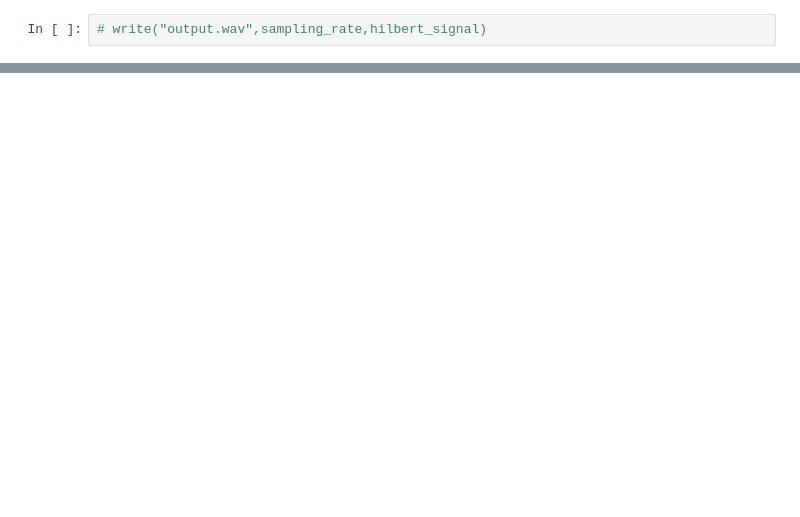
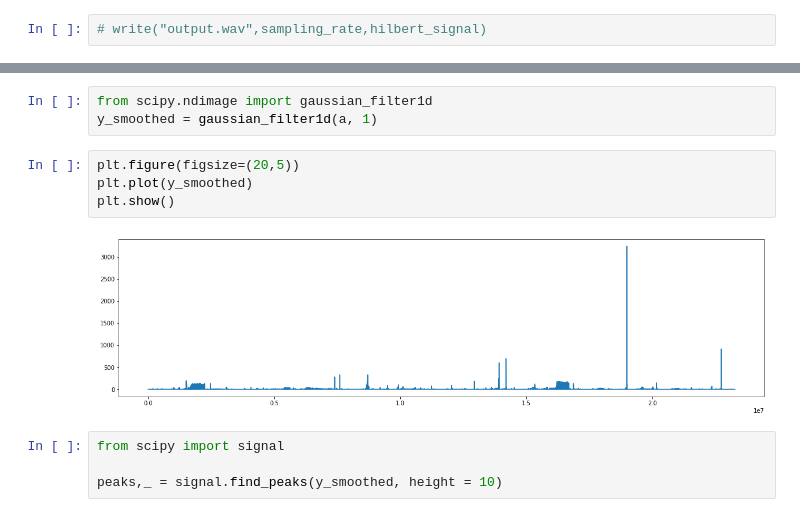
Before and after one commit to james-bole-pan/Xenopus_signal_processing, a Jupyter notebook: Wave_Envelope.ipynb, the cells around one changed output, grey strips where cells are left out. Drawn from its saved outputs; the diff is of its cells as text; blank space fills up the shorter version.

```diff
--- a/Wave_Envelope.ipynb
+++ b/Wave_Envelope.ipynb
@@ -87,0 +100,13 @@ array([0, 1])
+# %%
+from scipy.ndimage import gaussian_filter1d
+y_smoothed = gaussian_filter1d(a, 1)
+# %%
+plt.figure(figsize=(20,5))
+plt.plot(y_smoothed)
+plt.show()
+# %% [output]
+[figure, added]
+# %%
+from scipy import signal
+
+peaks,_ = signal.find_peaks(y_smoothed, height = 10)
```
Also changed, not shown: parts of 9 cells of this notebook.
